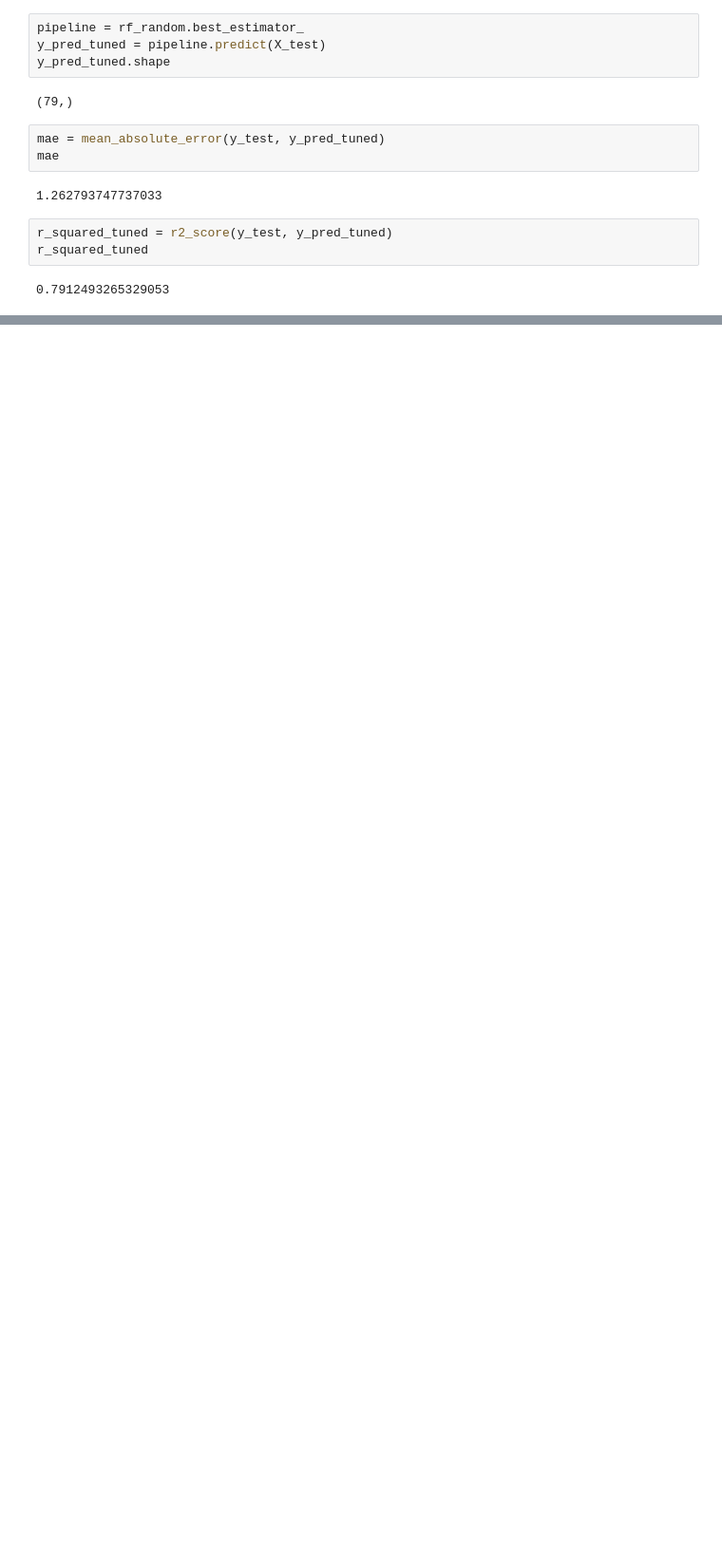
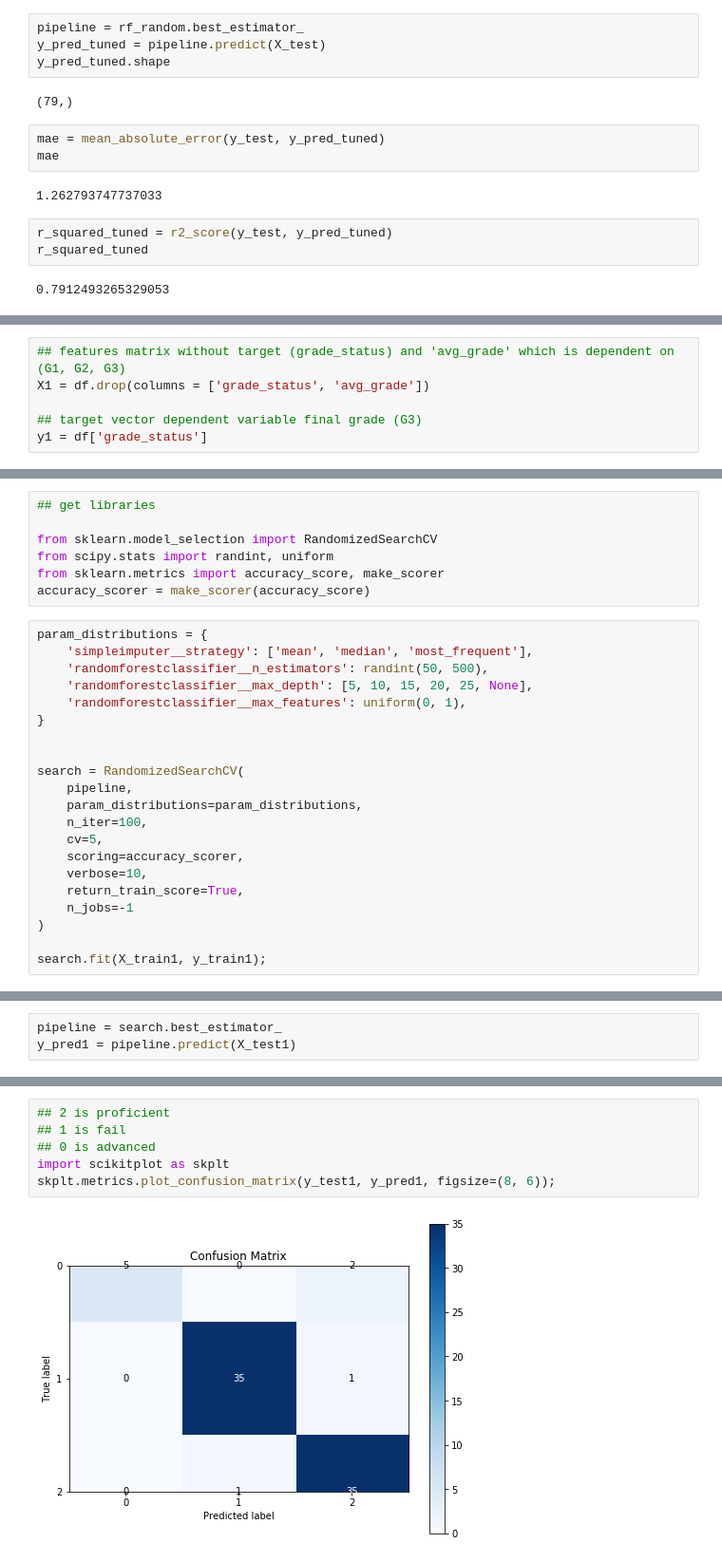
Before and after one commit to Faraaztqureshi/DS-Unit-2-Applied-Modeling, a Jupyter notebook: Unit 2 Build Week Project.ipynb, the cells around one changed output, grey strips where cells are left out. Shown at 95% size. Saved outputs shown, nothing was run; the diff lists cells and outputs as text; blank space fills up the shorter version.

Commit message:
Day 2 work
added second and third models

```diff
--- a/Unit 2 Build Week Project.ipynb
+++ b/Unit 2 Build Week Project.ipynb
@@ -474,0 +504,6 @@ r_squared_tuned
+# %%
+## features matrix without target (grade_status) and 'avg_grade' which is dependent on (G1, G2, G3)
+X1 = df.drop(columns = ['grade_status', 'avg_grade'])
+
+## target vector dependent variable final grade (G3)
+y1 = df['grade_status']
@@ -474,0 +547,28 @@ r_squared_tuned
+# %%
+## get libraries
+
+from sklearn.model_selection import RandomizedSearchCV
+from scipy.stats import randint, uniform
+from sklearn.metrics import accuracy_score, make_scorer
+accuracy_scorer = make_scorer(accuracy_score)
+# %%
+param_distributions = {
+    'simpleimputer__strategy': ['mean', 'median', 'most_frequent'],
+    'randomforestclassifier__n_estimators': randint(50, 500),
+    'randomforestclassifier__max_depth': [5, 10, 15, 20, 25, None],
+    'randomforestclassifier__max_features': uniform(0, 1),
+}
+
+
+search = RandomizedSearchCV(
+    pipeline,
+    param_distributions=param_distributions,
+    n_iter=100,
+    cv=5,
+    scoring=accuracy_scorer,
+    verbose=10,
+    return_train_score=True,
+    n_jobs=-1
+)
+
+search.fit(X_train1, y_train1);
@@ -474,0 +594,3 @@ r_squared_tuned
+# %%
+pipeline = search.best_estimator_
+y_pred1 = pipeline.predict(X_test1)
@@ -474,0 +624,8 @@ r_squared_tuned
+# %%
+## 2 is proficient
+## 1 is fail
+## 0 is advanced
+import scikitplot as skplt
+skplt.metrics.plot_confusion_matrix(y_test1, y_pred1, figsize=(8, 6));
+# %% [output]
+[figure, added]
```
Also changed, not shown: parts of 38 cells of this notebook.
